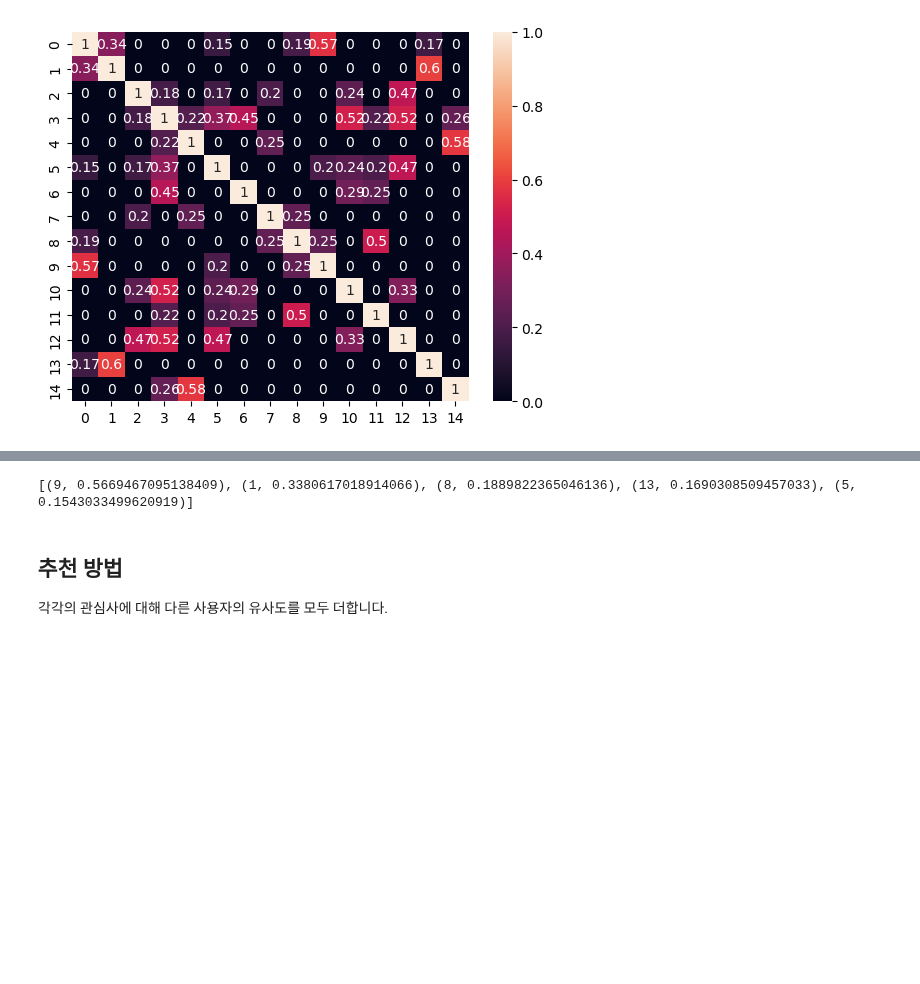
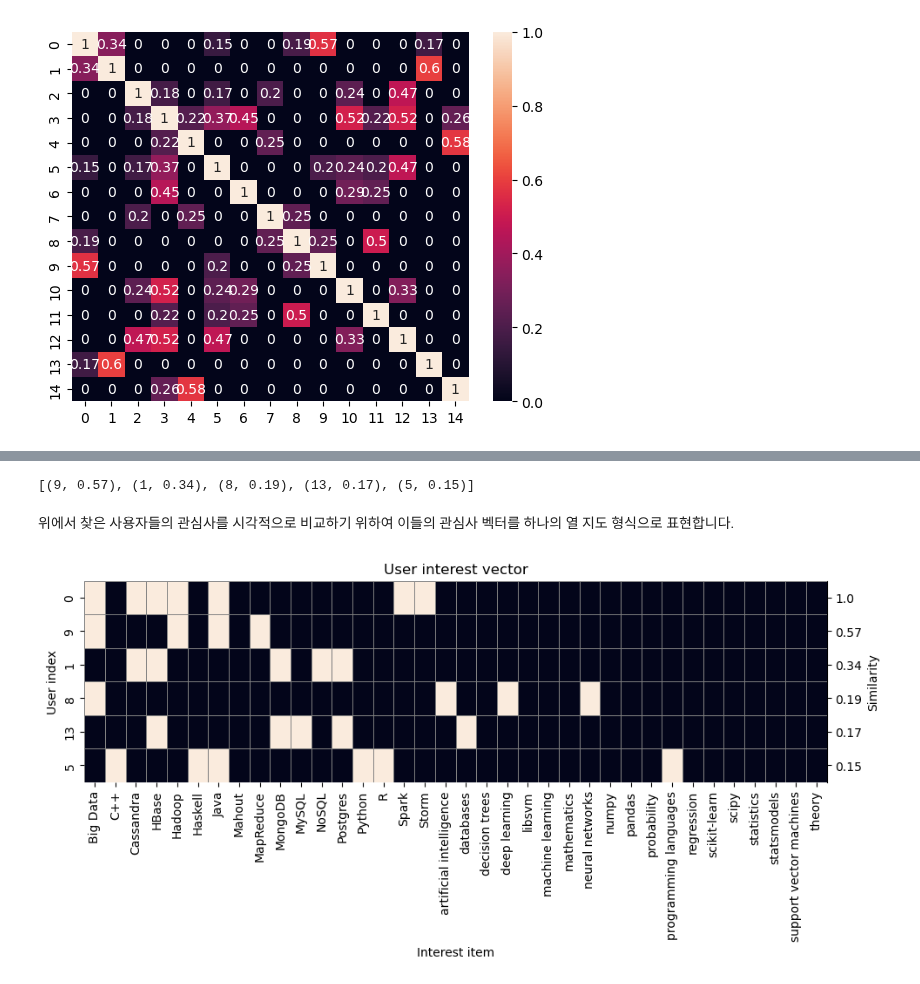
Before and after one commit to trvoid/ml-study, a Jupyter notebook: collaborative-filtering/user_based_cf.ipynb, the cells around one changed output, grey strips where cells are left out. Drawn from its saved outputs; the diff is of its cells as text; code cells hidden in the pictures; blank space fills up the shorter version.

```diff
--- a/collaborative-filtering/user_based_cf.ipynb
+++ b/collaborative-filtering/user_based_cf.ipynb
@@ -74,10 +86,39 @@ def most_similar_users_to(user_id):
 
     return sorted(pairs, key=lambda x : x[1], reverse=True)
 
-print(most_similar_users_to(0))
+most_similar_users = most_similar_users_to(0)
+print(most_similar_users)
 # %% [output]
-[(9, 0.5669467095138409), (1, 0.3380617018914066), (8, 0.1889822365046136), (13, 0.1690308509457033), (5, 0.1543033499620919)]
+[(9, 0.57), (1, 0.34), (8, 0.19), (13, 0.17), (5, 0.15)]
-# %% [markdown]
-## 추천 방법
-
-각각의 관심사에 대해 다른 사용자의 유사도를 모두 더합니다.
+# %% [markdown]
+위에서 찾은 사용자들의 관심사를 시각적으로 비교하기 위하여 이들의 관심사 벡터를 하나의 열 지도 형식으로 표현합니다.
+# %%
+similar_user_interest_matrix = [user_interest_matrix[other_user_id] for other_user_id, _ in most_similar_users]
+similar_user_interest_matrix.insert(0, user_interest_matrix[0])
+
+user_id_list = [other_user_id for other_user_id, _ in most_similar_users]
+user_id_list.insert(0, 0)
+
+similarity_list = [similarity for _, similarity in most_similar_users]
+similarity_list.insert(0, 1.0)
+
+plt.figure(figsize=(11, 3))
+ax = plt.axes()
+
+hm = sns.heatmap(data = similar_user_interest_matrix, annot=False, cbar=False, linewidths=0.5, linecolor="grey")
+
+ax.set_xticklabels(unique_interests, rotation=90)
+ax.set_yticklabels(user_id_list)
+ax.set_xlabel("Interest item")
+ax.set_ylabel("User index")
+
+secondary_ax = ax.secondary_yaxis('right')
+secondary_ax.set_yticks(ax.get_yticks().tolist())
+secondary_ax.set_yticklabels(similarity_list)
+secondary_ax.set_ylabel('Similarity')
+
+plt.title("User interest vector")
+
+plt.show()
+# %% [output]
+[figure, added]
```
Also changed, not shown: parts of 13 cells of this notebook.
